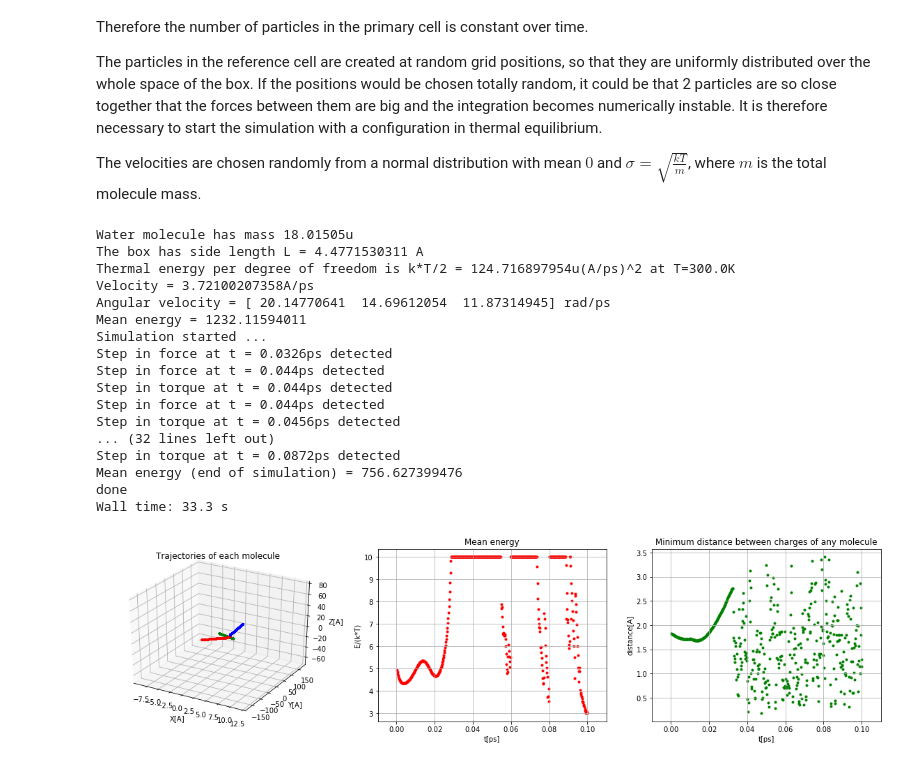
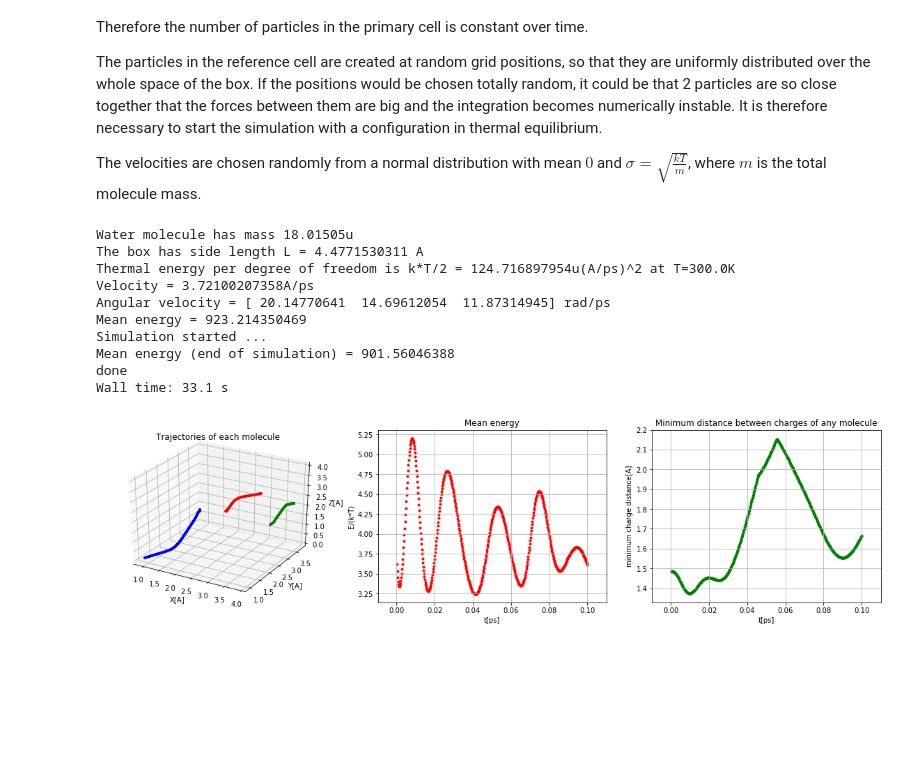
Before and after one commit to ghejc/mdwater, a Jupyter notebook: water_simulation.ipynb, the cells around one changed output. Cells and saved outputs as stored; diff of their text form; code cells hidden in the pictures; blank space fills up the shorter version.

Commit message:
Bug in Lennard-Jones force fixed

```diff
--- a/water_simulation.ipynb
+++ b/water_simulation.ipynb
@@ -836,7 +836,7 @@ class WaterSimulator(System):
         #    print "v[m/s] = " + str(v[:,i]*100/timeSteps)
         print "done"
 # %%
-simulator = WaterSimulator(N=3)
+simulator = WaterSimulator(N=50)
 
 positions = []
 def calcTrajectories(sys):
@@ -852,17 +852,6 @@ def calcMeanEnergy(sys):
     l.append(sys.getMeanEnergy(method=1)/sys.thermal_energy)
     energy.append(l)
 
-def monitorForceAndTorque(sys):
-    for molecule in sys.molecules:
-        if not molecule.f.isFull():
-            continue
-        # check if the force and torque behaves smoothly
-        if np.linalg.norm(molecule.f.get(0)[0] - molecule.f.get(-1)[0]) > 10.0 * np.linalg.norm(molecule.f.get(-1)[0] - molecule.f.get(-2)[0]):
-            print "Step in force at t = " + str(sys.t) + "ps detected"
-
-        if np.linalg.norm(molecule.f.get(0)[1] - molecule.f.get(-1)[1]) > 10.0 * np.linalg.norm(molecule.f.get(-1)[1] - molecule.f.get(-2)[1]):
-            print "Step in torque at t = " + str(sys.t) + "ps detected"
-
 distances = []
 def calcMinimumDistance(sys):
     min_dist = np.inf
@@ -877,28 +866,20 @@ def calcMinimumDistance(sys):
 
 simulator.addTask(calcTrajectories)
 simulator.addTask(calcMeanEnergy)
-simulator.addTask(monitorForceAndTorque)
 simulator.addTask(calcMinimumDistance)
 
-%time simulator.run(timeSteps=500,timeResolution=0.0002)
+%time simulator.run(timeSteps=5000,timeResolution=0.0002)
 # %% [output]
 Water molecule has mass 18.01505u
 The box has side length L = 4.4771530311 A
 Thermal energy per degree of freedom is k*T/2 = 124.716897954u(A/ps)^2 at T=300.0K
 Velocity = 3.72100207358A/ps
 Angular velocity = [ 20.14770641  14.69612054  11.87314945] rad/ps
-Mean energy = 1232.11594011
+Mean energy = 923.214350469
 Simulation started ...
-Step in force at t = 0.0326ps detected
-Step in force at t = 0.044ps detected
-Step in torque at t = 0.044ps detected
-Step in force at t = 0.044ps detected
-Step in torque at t = 0.0456ps detected
-... (32 lines left out)
-Step in torque at t = 0.0872ps detected
-Mean energy (end of simulation) = 756.627399476
+Mean energy (end of simulation) = 901.56046388
 done
-Wall time: 33.3 s
+Wall time: 33.1 s
 # %%
 fig = plt.figure(figsize=(20,10))
 # plot trajectories
@@ -909,33 +890,34 @@ ax2 = fig.add_subplot(232)
 ax3 = fig.add_subplot(233)
 
 r = np.array(positions)
 (i,j,k) = r.shape
 color = ['r','b','g']
 for m in range(j):
     ax1.scatter(r[:,m,0], r[:,m,1], r[:,m,2], c=color[m % j], marker='.')
 
 ax1.set_xlabel('X[A]')
 ax1.set_ylabel('Y[A]')
 ax1.set_zlabel('Z[A]')
 ax1.set_title('Trajectories of each molecule')
 
 e = np.array(energy)
-e[e > 10.0] = 10.0
+e[e > 100.0] = 10.0
 ax2.scatter(e[:,0],e[:,1],c='r',marker='.')
 
 ax2.set_xlabel('t[ps]')
 ax2.set_ylabel('E/(k*T)')
 ax2.set_title('Mean energy')
 ax2.grid()
 
 d = np.array(distances)
+d[d > 10.0] = 10.0
 ax3.scatter(d[:,0],d[:,1],c='g',marker='.')
 
 ax3.set_xlabel('t[ps]')
-ax3.set_ylabel('distance[A]')
+ax3.set_ylabel('minimum charge distance[A]')
 ax3.set_title('Minimum distance between charges of any molecule')
 ax3.grid()
 
 plt.show()
 # %% [output]
-[figure, old version]
+[figure, new version]
```
Also changed, not shown: parts of 3 cells of this notebook.
